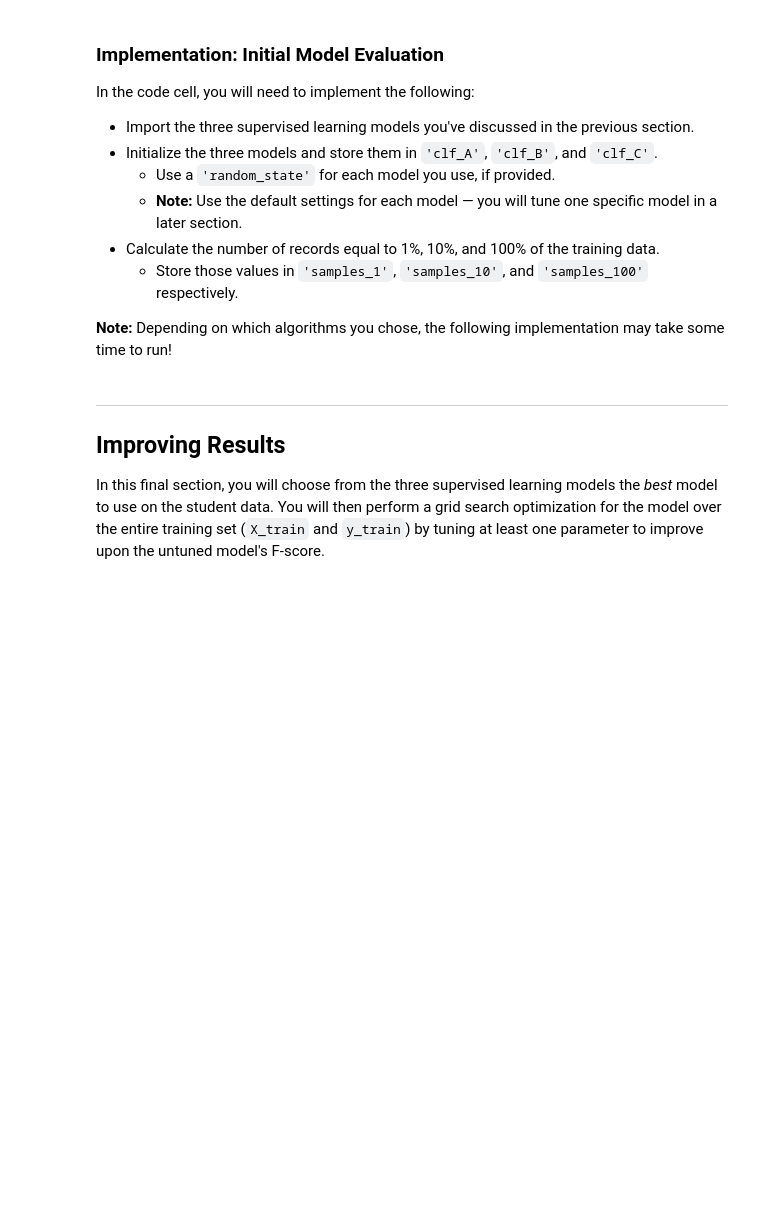
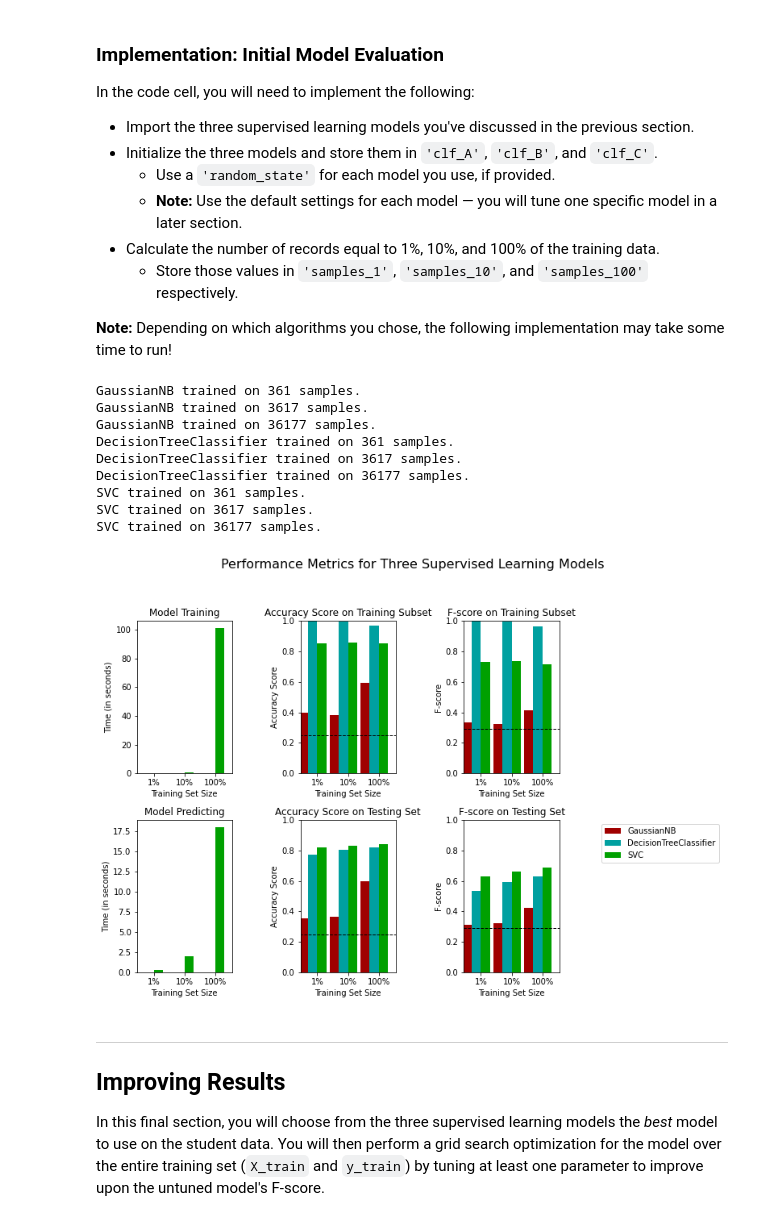
Before and after one commit to EmekaEzumezu/machine-learning-nanodegree-foundations, a Jupyter notebook: projects/finding_donors/finding_donors.ipynb, the cells around one changed output. Cells and saved outputs as stored; diff of their text form; code cells hidden in the pictures; blank space fills up the shorter version.

Commit message:
Implementation: Initial Model Evaluation

```diff
--- a/projects/finding_donors/finding_donors.ipynb
+++ b/projects/finding_donors/finding_donors.ipynb
@@ -373,10 +375,10 @@ def train_predict(learner, sample_size, X_train, y_train, X_test, y_test):
     results['acc_test'] = accuracy_score(y_test, predictions_test)
 
     # COMPLETED: Compute F-score on the the first 300 training samples using fbeta_score()
-    results['f_train'] = fbeta_score(y_train[:300], predictions_train)
+    results['f_train'] = fbeta_score(y_train[:300], predictions_train, beta)
 
     # COMPLETED: Compute F-score on the test set which is y_test
-    results['f_test'] = fbeta_score(y_test, predictions_test)
+    results['f_test'] = fbeta_score(y_test, predictions_test, beta)
 
     # Success
     print("{} trained on {} samples.".format(learner.__class__.__name__, sample_size))
@@ -395,32 +397,46 @@ In the code cell, you will need to implement the following:
 
 **Note:** Depending on which algorithms you chose, the following implementation may take some time to run!
 # %%
-# TODO: Import the three supervised learning models from sklearn
+# COMPLETED: Import the three supervised learning models from sklearn
+from sklearn.naive_bayes import GaussianNB
+from sklearn.tree import DecisionTreeClassifier
+from sklearn.svm import SVC
 
-# TODO: Initialize the three models
-clf_A = None
-clf_B = None
-clf_C = None
+# COMPLETED: Initialize the three models
+clf_A = GaussianNB()
+clf_B = DecisionTreeClassifier(random_state=0)
+clf_C = SVC(random_state=0)
 
-# TODO: Calculate the number of samples for 1%, 10%, and 100% of the training data
+# COMPLETED: Calculate the number of samples for 1%, 10%, and 100% of the training data
 # HINT: samples_100 is the entire training set i.e. len(y_train)
 # HINT: samples_10 is 10% of samples_100 (ensure to set the count of the values to be `int` and not `float`)
 # HINT: samples_1 is 1% of samples_100 (ensure to set the count of the values to be `int` and not `float`)
-samples_100 = None
-samples_10 = None
-samples_1 = None
+samples_100 = len(y_train)
+samples_10 = int(len(y_train) * 0.1)
+samples_1 = int(len(y_train) * 0.01)
 
 # Collect results on the learners
 results = {}
 for clf in [clf_A, clf_B, clf_C]:
     clf_name = clf.__class__.__name__
     results[clf_name] = {}
     for i, samples in enumerate([samples_1, samples_10, samples_100]):
         results[clf_name][i] = \
         train_predict(clf, samples, X_train, y_train, X_test, y_test)
 
 # Run metrics visualization for the three supervised learning models chosen
 vs.evaluate(results, accuracy, fscore)
+# %% [output]
+GaussianNB trained on 361 samples.
+GaussianNB trained on 3617 samples.
+GaussianNB trained on 36177 samples.
+DecisionTreeClassifier trained on 361 samples.
+DecisionTreeClassifier trained on 3617 samples.
+DecisionTreeClassifier trained on 36177 samples.
+SVC trained on 361 samples.
+SVC trained on 3617 samples.
+SVC trained on 36177 samples.
+[figure, added]
 # %% [markdown]
 ----
 ## Improving Results
```
Also changed, not shown: parts of 2 cells of this notebook.
